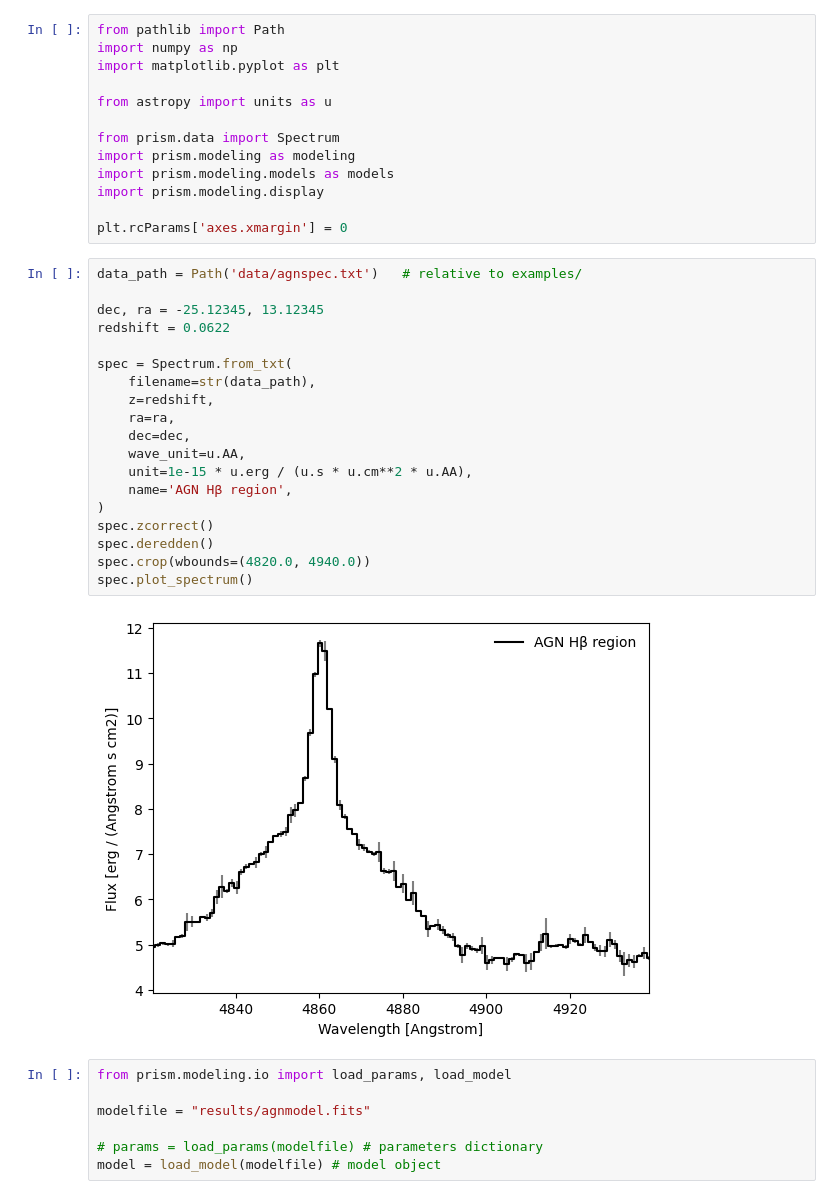
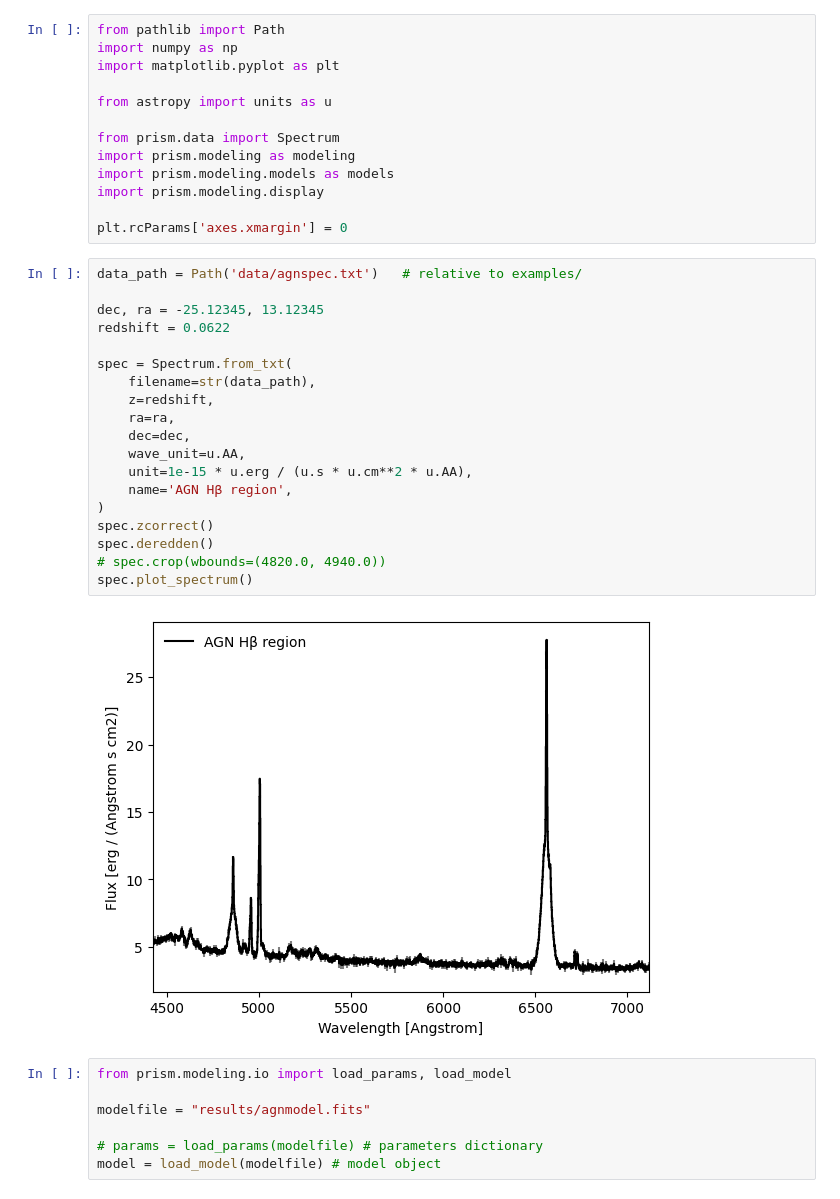
Before and after one commit to pier-astro/prism-spec, a Jupyter notebook: examples/Blended Line Analysis.ipynb, the cells around one changed output. Drawn from its saved outputs; the diff is of its cells as text.

```diff
--- a/examples/Blended Line Analysis.ipynb
+++ b/examples/Blended Line Analysis.ipynb
@@ -14,24 +14,24 @@ plt.rcParams['axes.xmargin'] = 0
 # %%
 data_path = Path('data/agnspec.txt')   # relative to examples/
 
 dec, ra = -25.12345, 13.12345
 redshift = 0.0622
 
 spec = Spectrum.from_txt(
     filename=str(data_path),
     z=redshift,
     ra=ra,
     dec=dec,
     wave_unit=u.AA,
     unit=1e-15 * u.erg / (u.s * u.cm**2 * u.AA),
     name='AGN Hβ region',
 )
 spec.zcorrect()
 spec.deredden()
-spec.crop(wbounds=(4820.0, 4940.0))
+# spec.crop(wbounds=(4820.0, 4940.0))
 spec.plot_spectrum()
 # %% [output]
-[figure, old version]
+[figure, new version]
 # %%
 from prism.modeling.io import load_params, load_model
 
```
Also changed, not shown: parts of 6 cells of this notebook, 13 other files.
